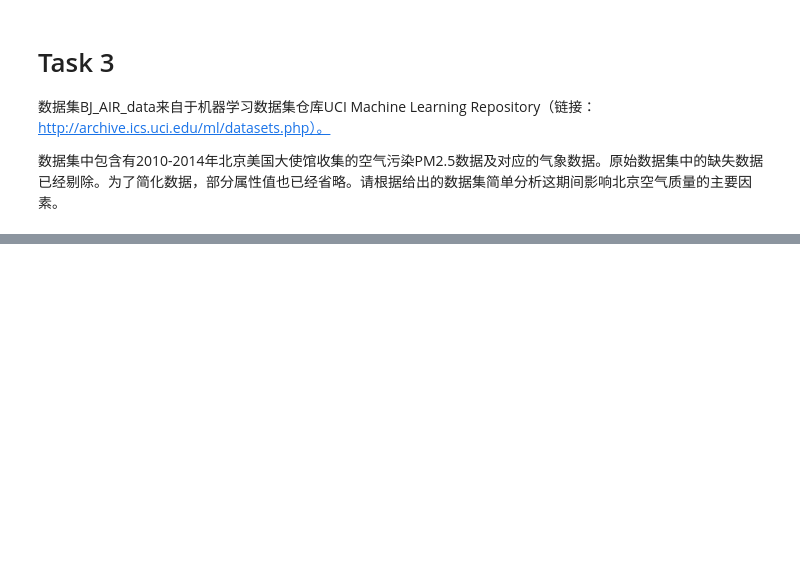
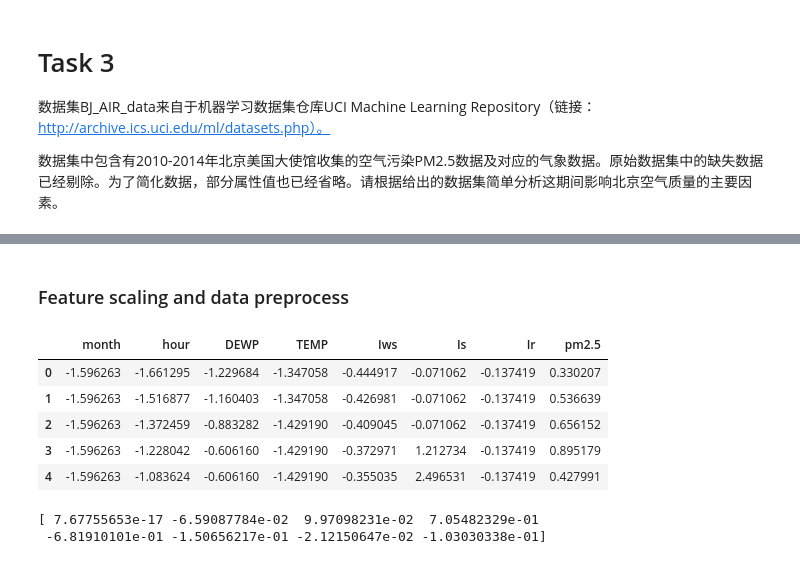
Before and after one commit to Gabenoob/SecML, a Jupyter notebook: 实验一文件/work.ipynb, the cells around one changed output, grey strips where cells are left out. Saved outputs shown, nothing was run; the diff lists cells and outputs as text; code cells hidden in the pictures; blank space fills up the shorter version.

Commit message:
finsh task3 and rename mean and std

```diff
--- a/实验一文件/work.ipynb
+++ b/实验一文件/work.ipynb
@@ -157,0 +170,26 @@ plt.plot(range(num_iters), cost_history, '-')
+# %% [markdown]
+### Feature scaling and data preprocess
+# %%
+Mean3 = data3.mean()
+Std3 = data3.std()
+data3_norm = (data3 - Mean3) / Std3
+data3_norm.head()
+# %% [output]
+|  | month | hour | DEWP | TEMP | Iws | Is | Ir | pm2.5 |
+| 0 | -1.596263 | -1.661295 | -1.229684 | -1.347058 | -0.444917 | -0.071062 | -0.137419 | 0.330207 |
+| 1 | -1.596263 | -1.516877 | -1.160403 | -1.347058 | -0.426981 | -0.071062 | -0.137419 | 0.536639 |
+| 2 | -1.596263 | -1.372459 | -0.883282 | -1.429190 | -0.409045 | -0.071062 | -0.137419 | 0.656152 |
+| 3 | -1.596263 | -1.228042 | -0.606160 | -1.429190 | -0.372971 | 1.212734 | -0.137419 | 0.895179 |
+| 4 | -1.596263 | -1.083624 | -0.606160 | -1.429190 | -0.355035 | 2.496531 | -0.137419 | 0.427991 |
+# %%
+X = data3_norm.iloc[:, 0:7]
+y = data3_norm.iloc[:, 7]
+X = np.c_[np.ones(len(y)), X]
+omega = np.zeros(8)
+lr = 0.01
+
+omega, cost_history = GradientDescent(X, y, omega, lr, num_iters)
+print(omega)
+# %% [output]
+[ 7.67755653e-17 -6.59087784e-02  9.97098231e-02  7.05482329e-01
+ -6.81910101e-01 -1.50656217e-01 -2.12150647e-02 -1.03030338e-01]
```
Also changed, not shown: parts of 2 cells of this notebook.
